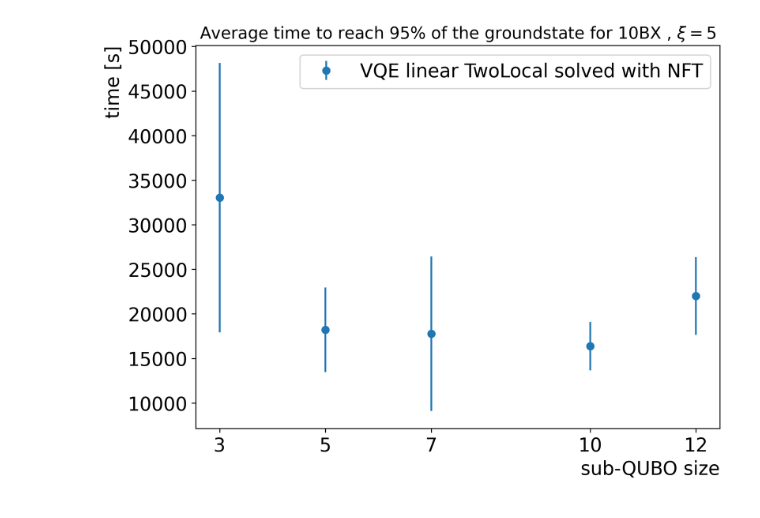
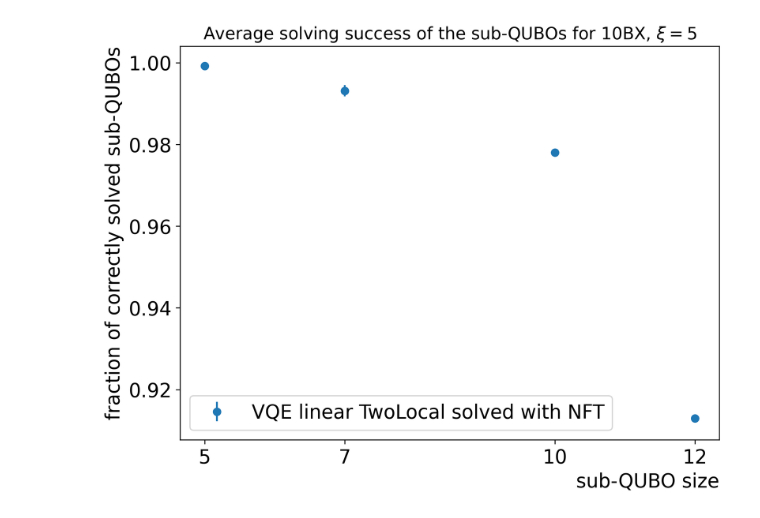
Before and after one commit to davids7788/QUBO-V2, a Jupyter notebook: analysis/Convergence_time_vs_subqubo_size.ipynb, the cells around one changed output. Cells and saved outputs as stored; diff of their text form; code cells hidden in the pictures.

```diff
--- a/analysis/Convergence_time_vs_subqubo_size.ipynb
+++ b/analysis/Convergence_time_vs_subqubo_size.ipynb
@@ -234,2 +208,2 @@ Sub-QUBO size = 12: 6:06:38.58 +/- 1:12:36.70 after approximately 3.0 iterations
 # %%
-subQUBO_size = [3, 5, 7, 10, 12]
+subQUBO_size = [5, 7, 10, 12]
@@ -235,0 +364,5 @@ subQUBO_size = [3, 5, 7, 10, 12]
+# %%
+solve_success_sub_QUBO_5q = []
+solve_success_sub_QUBO_7q = []
+solve_success_sub_QUBO_10q = []
+solve_success_sub_QUBO_12q = []
@@ -236,25 +403,31 @@ subQUBO_size = [3, 5, 7, 10, 12]
 # %%
 plt.figure(figsize=(8,6), dpi=300)
 plt.errorbar(x=subQUBO_size,
-             y=[np.mean(array) for array in [iteration_time_3_q,
-                                             iteration_time_5_q,
-                                             iteration_time_7_q,
-                                             iteration_time_10_q,
-                                             iteration_time_12_q]],
-             yerr=[np.std(array) for array in [iteration_time_3_q,
-                                               iteration_time_5_q,
-                                               iteration_time_7_q,
-                                               iteration_time_10_q,
-                                               iteration_time_12_q]],
+             y=[sum(solve_success_sub_QUBO_5q) / len(solve_success_sub_QUBO_5q),
+                sum(solve_success_sub_QUBO_7q) / len(solve_success_sub_QUBO_7q),
+                sum(solve_success_sub_QUBO_10q) / len(solve_success_sub_QUBO_10q),
+                sum(solve_success_sub_QUBO_12q) / len(solve_success_sub_QUBO_12q)],
+             yerr=[np.sqrt(sum(solve_success_sub_QUBO_5q)) /
+                   len(solve_success_sub_QUBO_5q),
+
+                   np.sqrt(sum(solve_success_sub_QUBO_7q)) /
+                   len(solve_success_sub_QUBO_7q),
+
+                   np.sqrt(sum(solve_success_sub_QUBO_10q)) /
+                   len(solve_success_sub_QUBO_10q),
+
+                   np.sqrt(sum(solve_success_sub_QUBO_12q)) /
+                   len(solve_success_sub_QUBO_12q)],
             label="VQE linear TwoLocal solved with NFT",
             linestyle="",
             marker="o")
-plt.title(r"Average time to reach 95% of the groundstate for 10BX , $\xi=5$", fontsize=14)
+plt.title(r"Average solving success of the sub-QUBOs for 10BX, $\xi=5$", fontsize=14)
 plt.legend(loc="best", fontsize=16)
-plt.xticks([3, 5, 7, 10, 12], fontsize=16)
+plt.xticks([5, 7, 10, 12],fontsize=16)
 plt.yticks(fontsize=16)
 plt.xlabel("sub-QUBO size", fontsize=16, loc="right")
-plt.ylabel("time [s]", fontsize=16, loc="top")
-plt.savefig("average_time.pdf", bbox_inches='tight')
+plt.ylabel("fraction of correctly solved sub-QUBOs", fontsize=16, loc="top")
+plt.savefig("average_solving_success.pdf", bbox_inches='tight')
+plt.savefig("average_solving_success.jpg", bbox_inches='tight')
 # %% [output]
-[figure, old version]
+[figure, new version]
```
Also changed, not shown: parts of 23 cells of this notebook, 33 other files.
